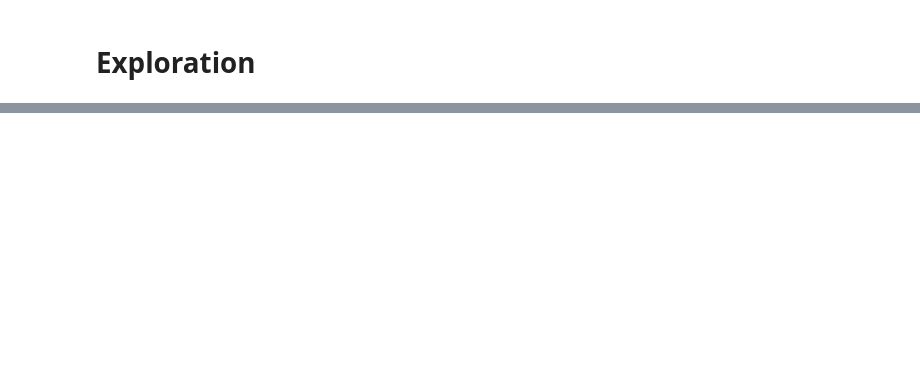
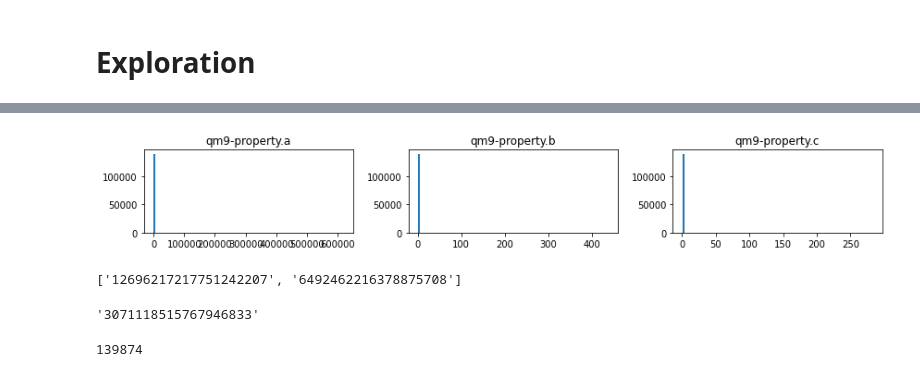
Before and after one commit to colabfit/colabfit-tools, a Jupyter notebook: colabfit/examples/QM9/QM9.ipynb, the cells around one changed output, grey strips where cells are left out. Cells and saved outputs as stored; diff of their text form; code cells hidden in the pictures; blank space fills up the shorter version.

```diff
--- a/colabfit/examples/QM9/QM9.ipynb
+++ b/colabfit/examples/QM9/QM9.ipynb
@@ -220,4 +262,5 @@ ds_id
 # %%
+ds_id = '9615499379302979156'
 dataset = client.get_dataset(ds_id, resync=True, verbose=True)['dataset']
 
 for k,v in dataset.aggregated_info.items():
@@ -233,8 +310,10 @@ client.get_statistics(
 # %%
-client.plot_histograms(
+fig = client.plot_histograms(
     ['qm9-property.a', 'qm9-property.b', 'qm9-property.c',],
     ids=dataset.property_ids
 )
+# %% [output]
+[figure, added]
 # %%
 client.dataset_to_markdown(
     ds_id=ds_id,
@@ -276,6 +355,8 @@ for cs in clean_config_sets:
     new_cs_ids.append(client.insert_configuration_set(cs.configuration_ids, cs.description, verbose=True))
 
 print(new_cs_ids)
+# %% [output]
+['12696217217751242207', '6492462216378875708']
 # %%
 ds_id_clean = client.insert_dataset(
     cs_ids=new_cs_ids,
@@ -291,7 +372,13 @@ ds_id_clean = client.insert_dataset(
     verbose=True,
 )
 ds_id_clean
+# %% [output]
+'3071118515767946833'
 # %%
+ds_id_clean = '3071118515767946833'
+
 clean_ds = client.get_dataset(ds_id_clean)['dataset']
 len(clean_ds.property_ids)
+# %% [output]
+139874
 # %%
```
Also changed, not shown: parts of 16 cells of this notebook, 16 other files.
